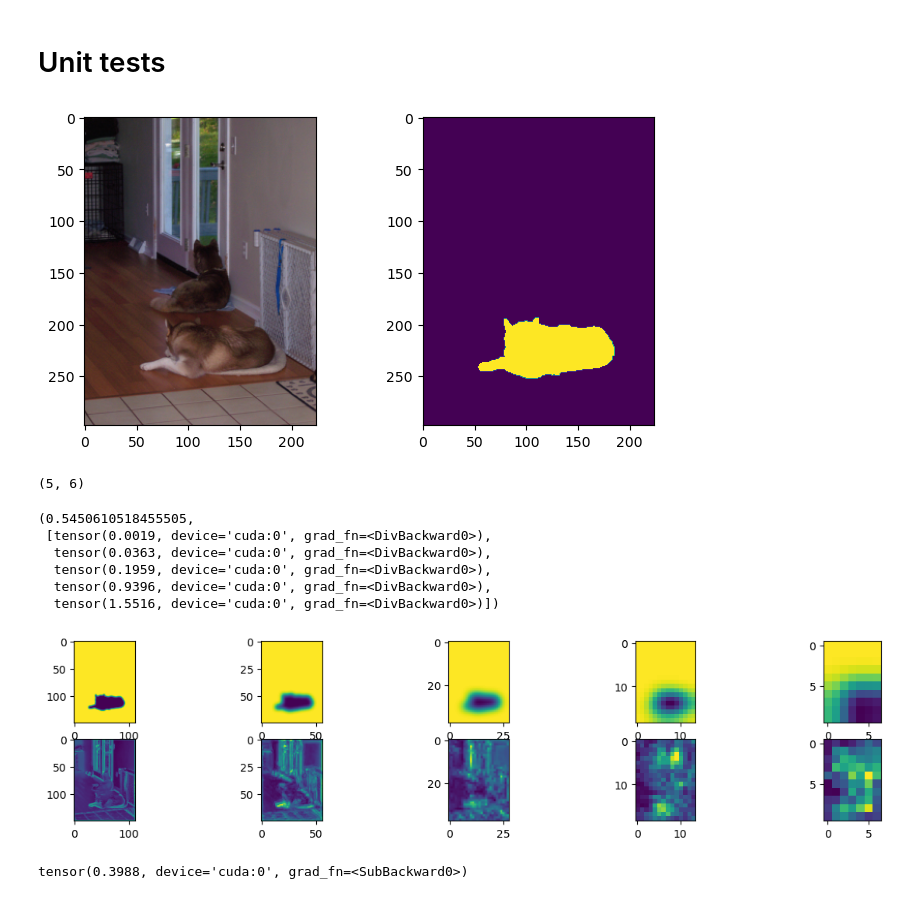
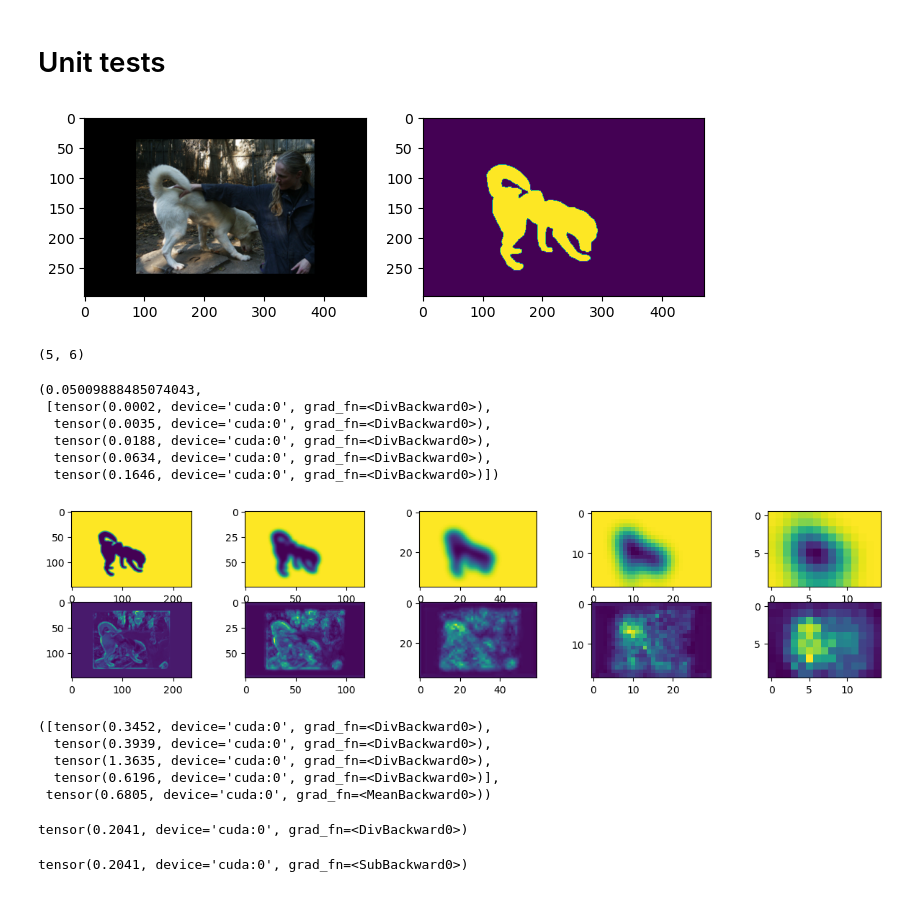
Before and after one commit to R0ner/cnn-context, a Jupyter notebook: notebooks/19-sp-dropout.ipynb, the cells around one changed output. Cells and saved outputs as stored; diff of their text form; code cells hidden in the pictures.

Commit message:
Implemented perlin noise set and more transforms

```diff
--- a/notebooks/19-sp-dropout.ipynb
+++ b/notebooks/19-sp-dropout.ipynb
@@ -70,7 +70,7 @@ model.load_state_dict(checkpoint["model_state_dict"])
 del checkpoint
 # %%
 dloader = get_dloader(
-    "train", batch_size=1, data_dir=data_dir, noise=True, num_workers=0
+    "val", batch_size=4, data_dir=data_dir, noise=True, num_workers=0
 )
 criterion = SuperpixelCriterion(
     model_type, sp_loss_weight=1.0, layer_weights="constant", normalize=True, binary=False, device=device
@@ -78,11 +78,11 @@ criterion = SuperpixelCriterion(
 # %%
 imgs, labels, masks, noise = next(iter(dloader))
 
 fig, (ax0, ax1) = plt.subplots(1, 2, figsize=(8, 4))
-show_imarray(imgs, ax=ax0)
-show_imarray(masks, ax=ax1)
+show_imarray(imgs[0], ax=ax0)
+show_imarray(masks[0], ax=ax1)
 # %% [output]
-[figure, old version]
+[figure, new version]
 # %%
 sp_weights = criterion.get_sp_weights(masks.to(device))
 outs = resnet_forward_features(model, imgs.to(device))
@@ -94,25 +94,43 @@ fig, axs = plt.subplots(2, len(sp_weights), figsize=(len(sp_weights) * 3, 3))
 
 losses = []
 for sp, sp_w, ax0, ax1 in zip(outs, sp_weights, axs[0], axs[1]):
-    show_imarray(sp_w.cpu().detach(), ax=ax0, vmin=0, vmax=1)
+    show_imarray(sp_w.cpu().detach()[0], ax=ax0, vmin=0, vmax=1)
     show_imarray(sp.cpu().detach()[0].max(0)[0], ax=ax1)
     losses.append((sp_w * torch.square(sp)).sum() / (sp_w.sum() * sp_w.numel()))
 
 loss = sum(losses) / len(sp_weights)
 loss.detach().item(), losses
 # %% [output]
-(0.5450610518455505,
- [tensor(0.0019, device='cuda:0', grad_fn=<DivBackward0>),
-  tensor(0.0363, device='cuda:0', grad_fn=<DivBackward0>),
-  tensor(0.1959, device='cuda:0', grad_fn=<DivBackward0>),
-  tensor(0.9396, device='cuda:0', grad_fn=<DivBackward0>),
-  tensor(1.5516, device='cuda:0', grad_fn=<DivBackward0>)])
+(0.05009888485074043,
+ [tensor(0.0002, device='cuda:0', grad_fn=<DivBackward0>),
+  tensor(0.0035, device='cuda:0', grad_fn=<DivBackward0>),
+  tensor(0.0188, device='cuda:0', grad_fn=<DivBackward0>),
+  tensor(0.0634, device='cuda:0', grad_fn=<DivBackward0>),
+  tensor(0.1646, device='cuda:0', grad_fn=<DivBackward0>)])
-[figure, old version]
+[figure, new version]
+# %%
+losses = []
+for i in range(4):
+    losses.append((sp_w[i:i+1] * torch.square(sp[i:i+1])).sum() / (sp_w[i:i+1].sum() * sp_w[i:i+1].numel()))
+losses, torch.mean(torch.stack(losses))
+# %% [output]
+([tensor(0.3452, device='cuda:0', grad_fn=<DivBackward0>),
+  tensor(0.3939, device='cuda:0', grad_fn=<DivBackward0>),
+  tensor(1.3635, device='cuda:0', grad_fn=<DivBackward0>),
+  tensor(0.6196, device='cuda:0', grad_fn=<DivBackward0>)],
+ tensor(0.6805, device='cuda:0', grad_fn=<MeanBackward0>))
+# %%
+loss = 0
+for sp, sp_w in zip(outs, sp_weights):
+    loss += ((sp_w * torch.square(sp)).view(sp.size(0), -1).sum(1) / (sp_w.view(sp.size(0), -1).sum(1) * sp_w[0].numel())).mean()
+loss / len(sp_weights)
+# %% [output]
+tensor(0.2041, device='cuda:0', grad_fn=<DivBackward0>)
 # %%
 loss, loss_ce = criterion(outs, labels.type(torch.LongTensor).to(device), masks.to(device))
 loss - loss_ce
 # %% [output]
-tensor(0.3988, device='cuda:0', grad_fn=<SubBackward0>)
+tensor(0.2041, device='cuda:0', grad_fn=<SubBackward0>)
 # %%
 x, sp_w = outs[4].cpu().detach(), sp_weights[4].cpu().detach()
 show_imarray(x[0].max(0)[0])
```
Also changed, not shown: parts of 2 cells of this notebook, 6 other files.
